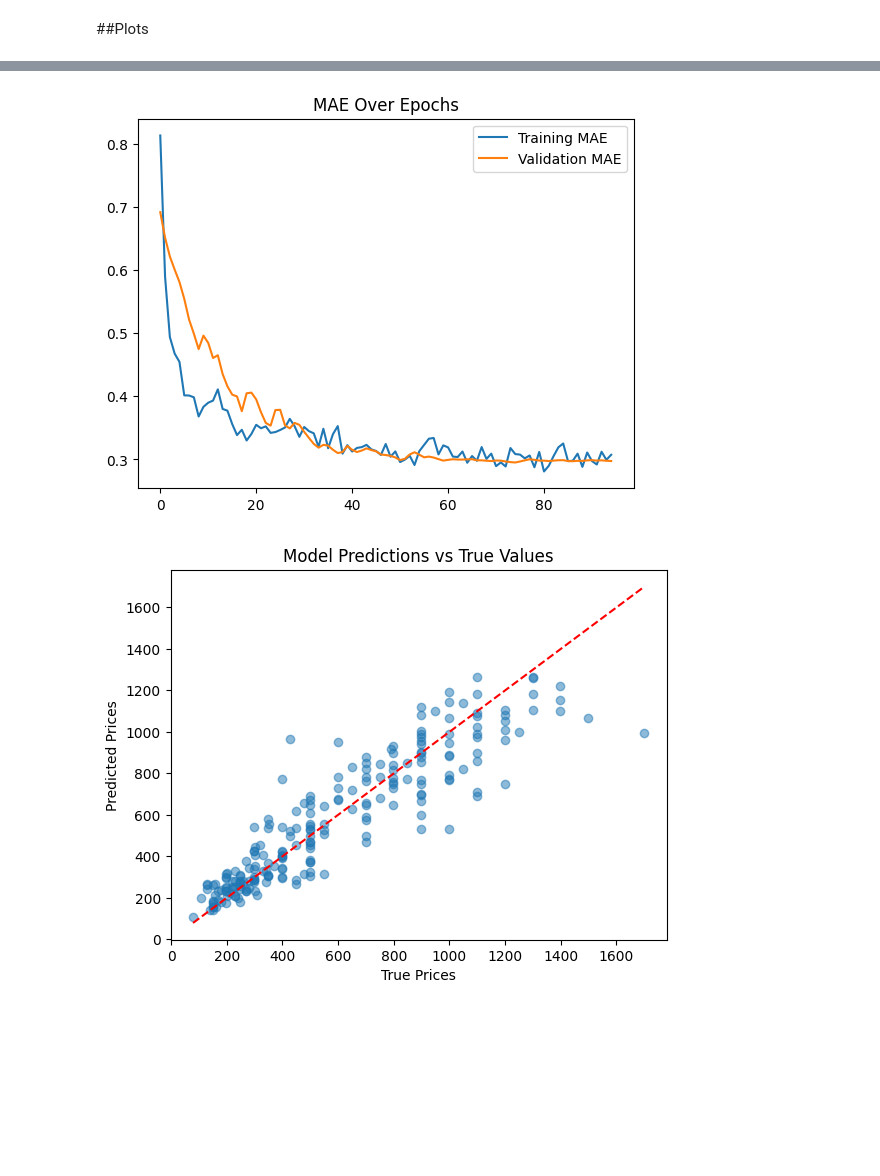
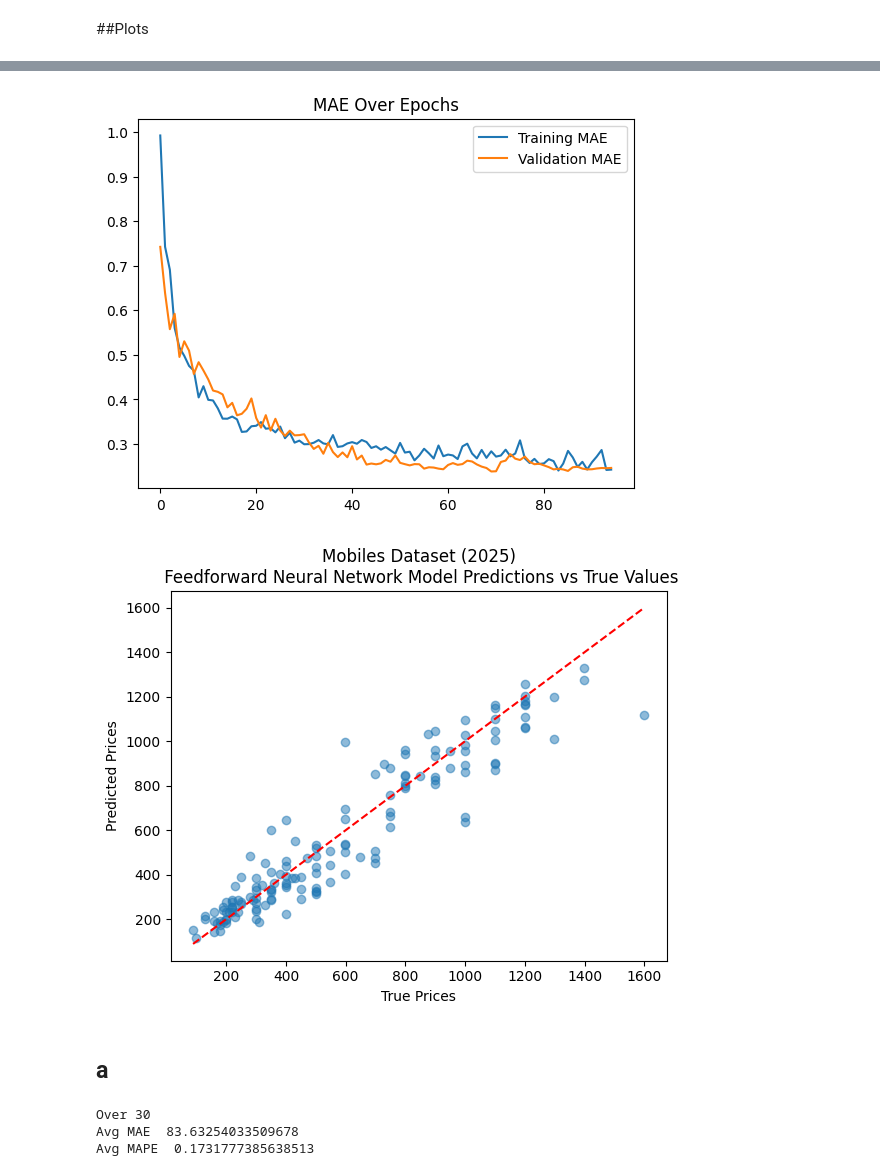
Before and after one commit to Intelligent-QuestionMark/Mobile-Device-Price-Prediction, a Jupyter notebook: Feed Forward Network/Cleaned Mobiles Dataset (2025) Feedforward Neural Network.ipynb, the cells around one changed output, grey strips where cells are left out. Drawn from its saved outputs; the diff is of its cells as text; code cells hidden in the pictures; blank space fills up the shorter version.

Commit message:
Modified to utilize 0.20 test sample

```diff
--- a/Feed Forward Network/Cleaned Mobiles Dataset (2025) Feedforward Neural Network.ipynb
+++ b/Feed Forward Network/Cleaned Mobiles Dataset (2025) Feedforward Neural Network.ipynb
@@ -96,7 +96,7 @@ memory usage: 86.4+ KB
 # %% [markdown]
 ##### Splitting training and testing samples
 # %%
-X_train, X_test, y_train, y_test = train_test_split(X, y, test_size=0.3, random_state=0)
+X_train, X_test, y_train, y_test = train_test_split(X, y, test_size=0.2)
 # %% [markdown]
 ## Scaling our Data for Processing
 # %%
@@ -122,15 +122,16 @@ def predict_price_with_margin(model, scaler, X_data):
 ##### Defining the Structure of the Neural Network
 # %%
 model = Sequential(name="Smartphones_NN")
-model.add(Input(shape=(X_train_scaled.shape[1],)))
-model.add(Dense(32, activation='relu', kernel_regularizer=l2(0.01))) # Input Layer
+model.add(Input(shape=(X_train_scaled.shape[1],)))# Input Layer
+model.add(Dense(128, activation='relu'))
 model.add(BatchNormalization())
-model.add(Dropout(0.2)) # Deactivates 20% of neurons if they are not improving performance
-model.add(Dense(32, activation='relu')) # Hidden Layer 1
+model.add(Dropout(0.3)) # Deactivates % of neurons if they are not improving performance
+model.add(Dense(64, activation='relu')) # Hidden Layer 2
+model.add(BatchNormalization())
+model.add(Dropout(0.4))
+model.add(Dense(32, activation='relu')) # Hidden Layer 3
 model.add(BatchNormalization())
 model.add(Dropout(0.2))
-model.add(Dense(16, activation='relu')) # Hidden Layer 2
-model.add(BatchNormalization())
 model.add(Dense(1)) # Output Layer
 # %% [markdown]
 ##### Compile Keras model aka Magic
@@ -150,12 +151,12 @@ y_train_scaled shape: (515, 1)
 ##### Fitting keras model onto the dataset
 # %%
 batch_size = 64
-early_stop = EarlyStopping(monitor='val_mae', patience=20, restore_best_weights=True)
+early_stop = EarlyStopping(monitor='val_mae', patience=25, restore_best_weights=True)
 reduce_lr = ReduceLROnPlateau(
     monitor='val_mae',
-    factor=0.5,         # Reduce LR by 50%
-    patience=5,         # Wait 5 epochs w/o improvement before reducing LR
-    min_lr=1e-5,        # Smallest allowed LR
+    factor=0.2,         # Reduce LR by 50%
+    patience=10,         # Wait 5 epochs w/o improvement before reducing LR
+    min_lr=1e-4,        # Smallest allowed LR
     verbose=1           # Print a message when LR changes
 )
 history = model.fit(X_train_scaled, y_train_scaled,
@@ -245,13 +246,29 @@ plt.title('MAE Over Epochs')
 plt.legend()
 plt.show()
 # %% [output]
-[figure, old version]
+[figure, new version]
 # %%
 plt.scatter(y_test, y_pred, alpha=0.5)
 plt.plot([min(y_test), max(y_test)], [min(y_test), max(y_test)], 'r--')
 plt.xlabel("True Prices")
 plt.ylabel("Predicted Prices")
-plt.title("Model Predictions vs True Values")
+plt.title("Mobiles Dataset (2025)\n Feedforward Neural Network Model Predictions vs True Values")
 plt.show()
 # %% [output]
-[figure, old version]
+[figure, new version]
+# %% [markdown]
+## a
+# %%
+count = count + 1
+if count > 30:
+  print('Over 30')
+  print('Avg MAE ', avg_mae/30*1.0)
+  print('Avg MAPE ', avg_mape/30*1.0)
+else:
+  print('Clount = ', count)
+  avg_mae = avg_mae + mae_dollars
+  avg_mape = avg_mape + mean_absolute_percentage_error(y_test, y_pred)
+# %% [output]
+Over 30
+Avg MAE  83.63254033509678
+Avg MAPE  0.1731777385638513
```
Also changed, not shown: parts of 7 cells of this notebook, 4 other files.
